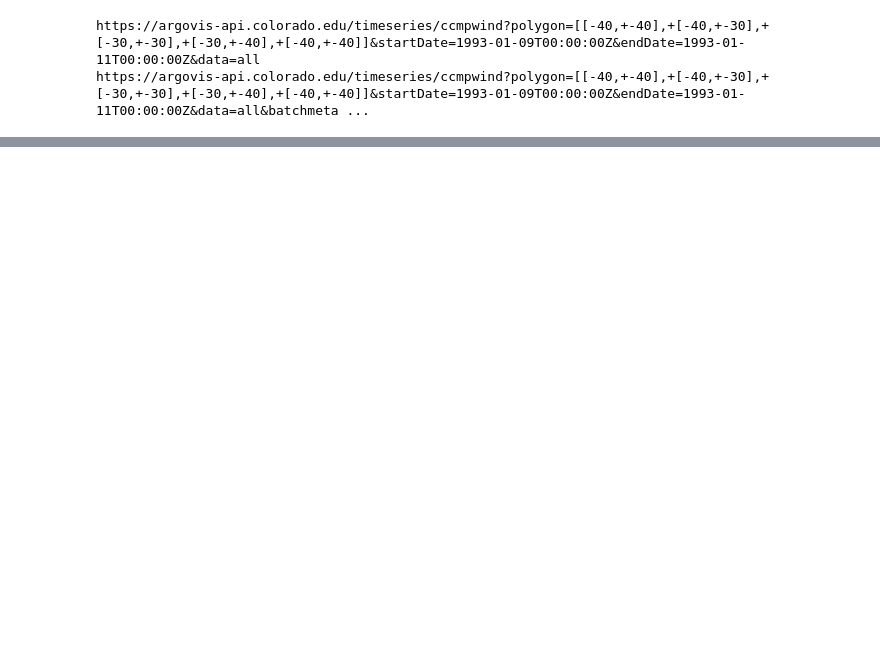
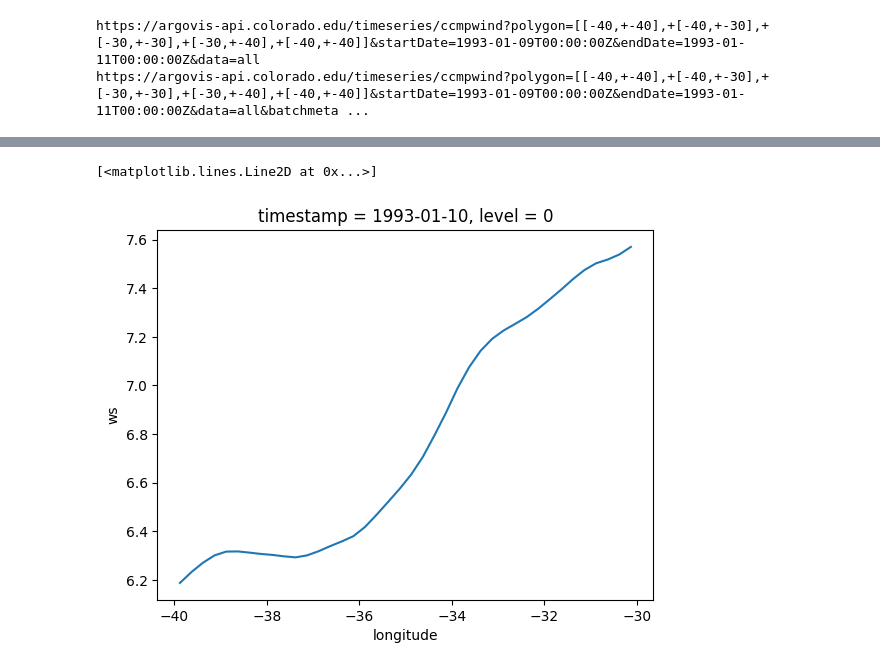
Before and after one commit to argovis/argovis_helpers, a Jupyter notebook: experiments/avh34_demo.ipynb, the cells around one changed output, grey strips where cells are left out. Cells and saved outputs as stored; diff of their text form; code cells hidden in the pictures; blank space fills up the shorter version.

```diff
--- a/experiments/avh34_demo.ipynb
+++ b/experiments/avh34_demo.ipynb
@@ -210,0 +225,2 @@ ts_xar["ws"].isel(timestamp=0, level=0).plot(x='longitude', y='latitude')
+# %%
+ts_mer = avh.regional_mean(ts_xar, form='meridional')
@@ -210,0 +241,5 @@ ts_xar["ws"].isel(timestamp=0, level=0).plot(x='longitude', y='latitude')
+# %%
+ts_mer.sel(level=0)['ws'].plot()
+# %% [output]
+[<matplotlib.lines.Line2D at 0x...>]
+[figure, added]
```
Also changed, not shown: parts of 13 cells of this notebook, 2 other files.
